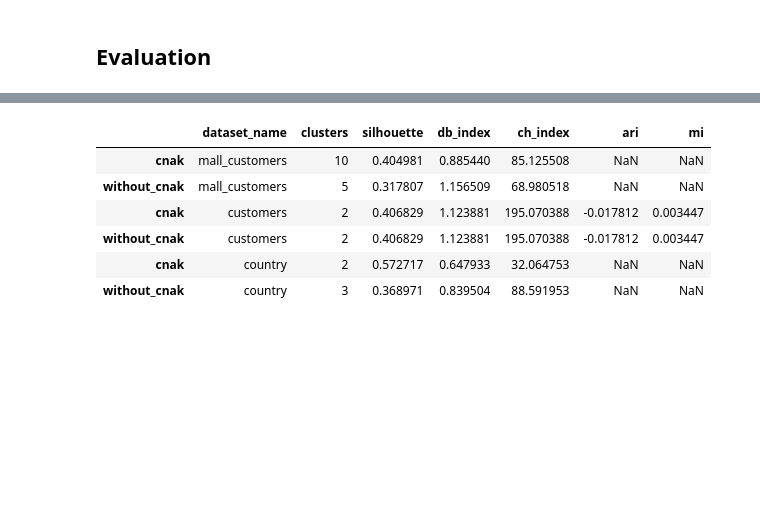
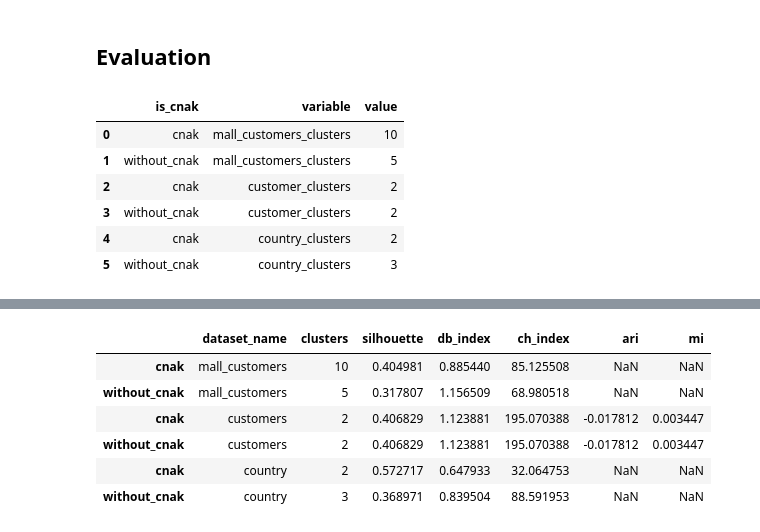
Before and after one commit to leonswl/ntu-msds-sd6125, a Jupyter notebook: notebooks/cnak/cnak.ipynb, the cells around one changed output, grey strips where cells are left out. Saved outputs shown, nothing was run; the diff lists cells and outputs as text; code cells hidden in the pictures; blank space fills up the shorter version.

```diff
--- a/notebooks/cnak/cnak.ipynb
+++ b/notebooks/cnak/cnak.ipynb
@@ -137,3 +135,13 @@ country_clusters = {
     'cnak':2,
     'without_cnak': 3
 }
+# %%
+is_cnak_clusters_df
+# %% [output]
+|  | is_cnak | variable | value |
+| 0 | cnak | mall_customers_clusters | 10 |
+| 1 | without_cnak | mall_customers_clusters | 5 |
+| 2 | cnak | customer_clusters | 2 |
+| 3 | without_cnak | customer_clusters | 2 |
+| 4 | cnak | country_clusters | 2 |
+| 5 | without_cnak | country_clusters | 3 |
```
Also changed, not shown: parts of 19 cells of this notebook, 9 other files.
